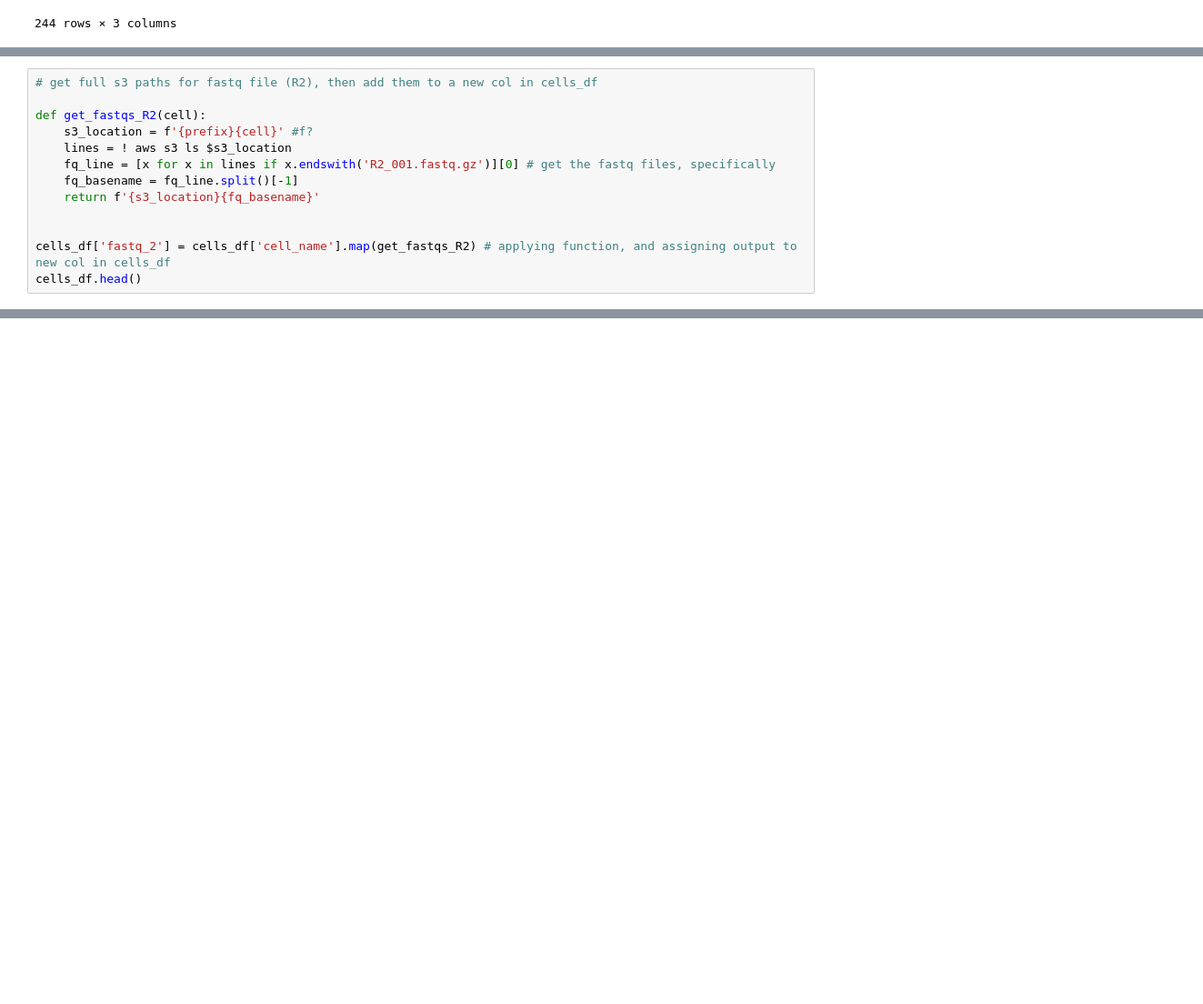
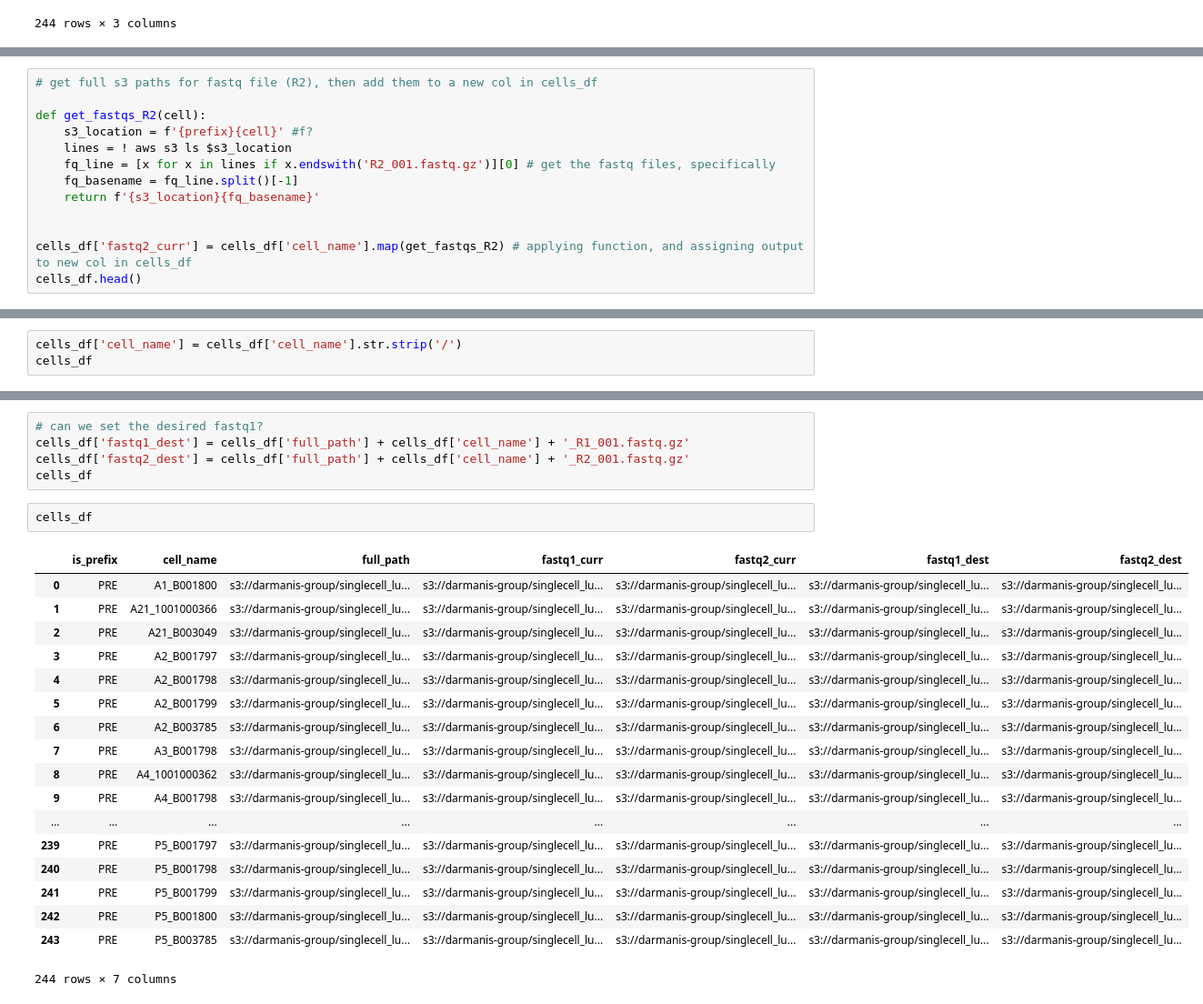
Before and after one commit to lincoln-harris/potLuck, a Jupyter notebook: fixBrokenFilePaths.ipynb, the cells around one changed output, grey strips where cells are left out. Shown at 91% size. Cells and saved outputs as stored; diff of their text form; blank space fills up the shorter version.

```diff
--- a/fixBrokenFilePaths.ipynb
+++ b/fixBrokenFilePaths.ipynb
@@ -102,5 +102,5 @@ def get_fastqs_R2(cell):
     return f'{s3_location}{fq_basename}'
 
 
-cells_df['fastq_2'] = cells_df['cell_name'].map(get_fastqs_R2) # applying function, and assigning output to new col in cells_df
+cells_df['fastq2_curr'] = cells_df['cell_name'].map(get_fastqs_R2) # applying function, and assigning output to new col in cells_df
 cells_df.head()
@@ -106,0 +114,3 @@ cells_df.head()
+# %%
+cells_df['cell_name'] = cells_df['cell_name'].str.strip('/')
+cells_df
@@ -106,0 +136,26 @@ cells_df.head()
+# %%
+# can we set the desired fastq1?
+cells_df['fastq1_dest'] = cells_df['full_path'] + cells_df['cell_name'] + '_R1_001.fastq.gz'
+cells_df['fastq2_dest'] = cells_df['full_path'] + cells_df['cell_name'] + '_R2_001.fastq.gz'
+cells_df
+# %%
+cells_df
+# %% [output]
+|  | is_prefix | cell_name | full_path | fastq1_curr | fastq2_curr | fastq1_dest | fastq2_dest |
+| 0 | PRE | A1_B001800 | s3://darmanis-group/singlecell_lu... | s3://darmanis-group/singlecell_lu... | s3://darmanis-group/singlecell_lu... | s3://darmanis-group/singlecell_lu... | s3://darmanis-group/singlecell_lu... |
+| 1 | PRE | A21_1001000366 | s3://darmanis-group/singlecell_lu... | s3://darmanis-group/singlecell_lu... | s3://darmanis-group/singlecell_lu... | s3://darmanis-group/singlecell_lu... | s3://darmanis-group/singlecell_lu... |
+| 2 | PRE | A21_B003049 | s3://darmanis-group/singlecell_lu... | s3://darmanis-group/singlecell_lu... | s3://darmanis-group/singlecell_lu... | s3://darmanis-group/singlecell_lu... | s3://darmanis-group/singlecell_lu... |
+| 3 | PRE | A2_B001797 | s3://darmanis-group/singlecell_lu... | s3://darmanis-group/singlecell_lu... | s3://darmanis-group/singlecell_lu... | s3://darmanis-group/singlecell_lu... | s3://darmanis-group/singlecell_lu... |
+| 4 | PRE | A2_B001798 | s3://darmanis-group/singlecell_lu... | s3://darmanis-group/singlecell_lu... | s3://darmanis-group/singlecell_lu... | s3://darmanis-group/singlecell_lu... | s3://darmanis-group/singlecell_lu... |
+| 5 | PRE | A2_B001799 | s3://darmanis-group/singlecell_lu... | s3://darmanis-group/singlecell_lu... | s3://darmanis-group/singlecell_lu... | s3://darmanis-group/singlecell_lu... | s3://darmanis-group/singlecell_lu... |
+| 6 | PRE | A2_B003785 | s3://darmanis-group/singlecell_lu... | s3://darmanis-group/singlecell_lu... | s3://darmanis-group/singlecell_lu... | s3://darmanis-group/singlecell_lu... | s3://darmanis-group/singlecell_lu... |
+| 7 | PRE | A3_B001798 | s3://darmanis-group/singlecell_lu... | s3://darmanis-group/singlecell_lu... | s3://darmanis-group/singlecell_lu... | s3://darmanis-group/singlecell_lu... | s3://darmanis-group/singlecell_lu... |
+| 8 | PRE | A4_1001000362 | s3://darmanis-group/singlecell_lu... | s3://darmanis-group/singlecell_lu... | s3://darmanis-group/singlecell_lu... | s3://darmanis-group/singlecell_lu... | s3://darmanis-group/singlecell_lu... |
+| 9 | PRE | A4_B001798 | s3://darmanis-group/singlecell_lu... | s3://darmanis-group/singlecell_lu... | s3://darmanis-group/singlecell_lu... | s3://darmanis-group/singlecell_lu... | s3://darmanis-group/singlecell_lu... |
+| ... | ... | ... | ... | ... | ... | ... | ... |
+| 239 | PRE | P5_B001797 | s3://darmanis-group/singlecell_lu... | s3://darmanis-group/singlecell_lu... | s3://darmanis-group/singlecell_lu... | s3://darmanis-group/singlecell_lu... | s3://darmanis-group/singlecell_lu... |
+| 240 | PRE | P5_B001798 | s3://darmanis-group/singlecell_lu... | s3://darmanis-group/singlecell_lu... | s3://darmanis-group/singlecell_lu... | s3://darmanis-group/singlecell_lu... | s3://darmanis-group/singlecell_lu... |
+| 241 | PRE | P5_B001799 | s3://darmanis-group/singlecell_lu... | s3://darmanis-group/singlecell_lu... | s3://darmanis-group/singlecell_lu... | s3://darmanis-group/singlecell_lu... | s3://darmanis-group/singlecell_lu... |
+| 242 | PRE | P5_B001800 | s3://darmanis-group/singlecell_lu... | s3://darmanis-group/singlecell_lu... | s3://darmanis-group/singlecell_lu... | s3://darmanis-group/singlecell_lu... | s3://darmanis-group/singlecell_lu... |
+| 243 | PRE | P5_B003785 | s3://darmanis-group/singlecell_lu... | s3://darmanis-group/singlecell_lu... | s3://darmanis-group/singlecell_lu... | s3://darmanis-group/singlecell_lu... | s3://darmanis-group/singlecell_lu... |
+244 rows × 7 columns
```
Also changed, not shown: parts of 5 cells of this notebook, 3 other files.
